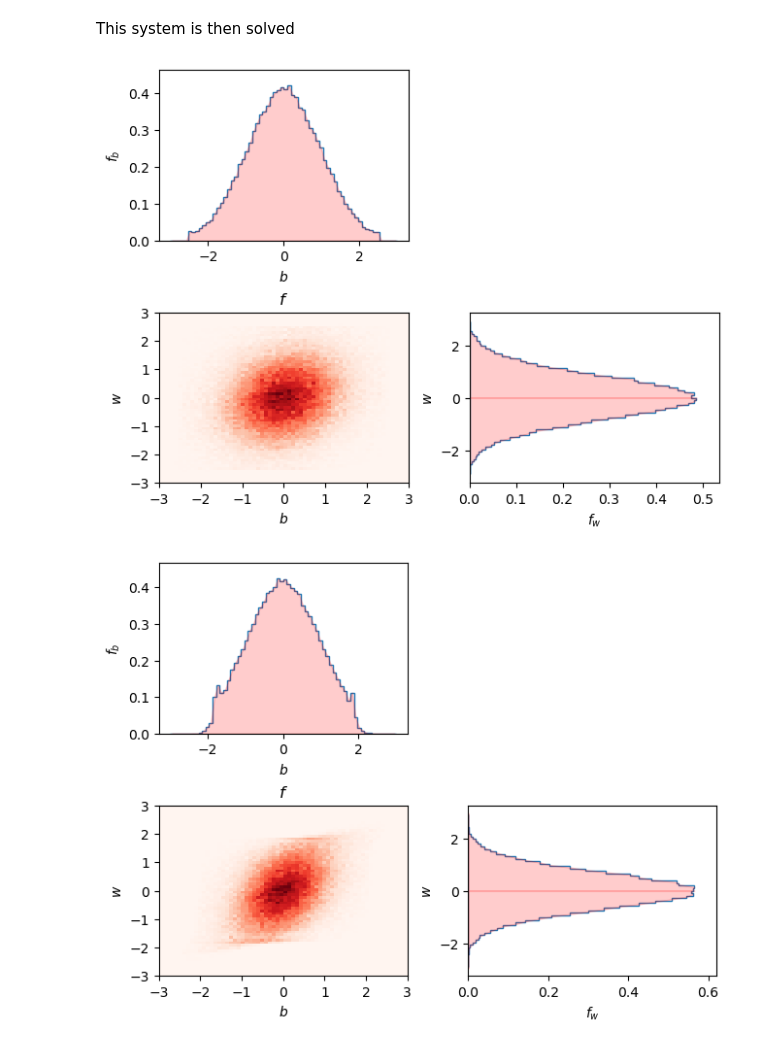
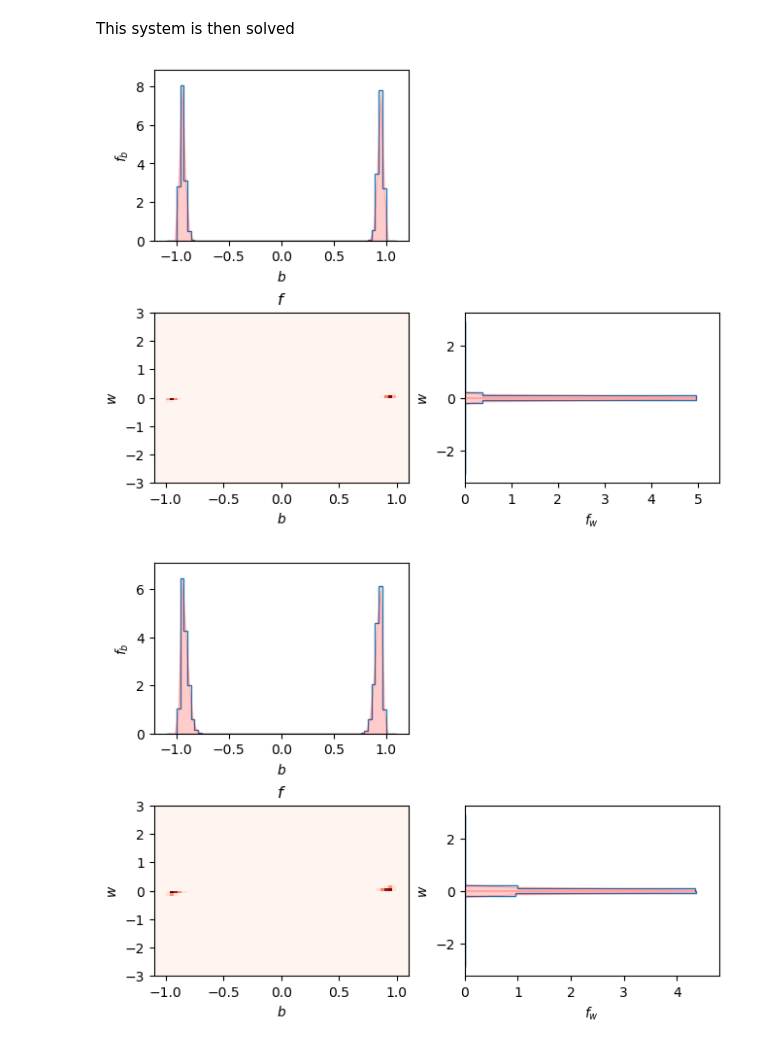
Before and after one commit to mannixp/D.strafity-mapping, a Jupyter notebook: Mapping/Part2_IEM_particle_fBW.ipynb, the cells around one changed output. Drawn from its saved outputs; the diff is of its cells as text; code cells hidden in the pictures.

Commit message:
Updated particle methpd with z

```diff
--- a/Mapping/Part2_IEM_particle_fBW.ipynb
+++ b/Mapping/Part2_IEM_particle_fBW.ipynb
@@ -93,8 +93,8 @@ N_b = 64
 N_w = 64
 
 # Domain
-b_min =-3
-b_max = 3
+b_min =-1.1
+b_max = 1.1
 w_min =-3
 w_max = 3
 b_grid = np.linspace(b_min, b_max, N_b)
@@ -102,7 +102,7 @@ w_grid = np.linspace(w_min, w_max, N_w)
 
 # Time-scales
 omega_B = 1
-omega_W = .1
+omega_W = 1
 
 sigma_B = .1             # Diffusion coefficient
 sigma_W = .1            # Diffusion coefficient
@@ -200,8 +200,9 @@ def solver(T, dt, num_particles = 10**3):
     b0 = norm.rvs(loc=0, scale=1, size=num_particles)
     w0 = norm.rvs(loc=0, scale=1, size=num_particles)
 
-    b[:,0] = b0
-    w[:,0] = w0
+    b[:num_particles//2,0] = -1
+    b[num_particles//2:,0] =  1
+    #w[:,0] = w0
 
     # Euler Maruyama
     for n in range(1, num_steps):
@@ -216,7 +217,7 @@ def solver(T, dt, num_particles = 10**3):
         EB_cW = np.interp(x=w[:, n-1], xp=y, fp=EX_cY)
 
         # Update particles
-        b[:, n] = b[:, n-1]                            - omega_B*(b[:, n-1] - EB_cW) * dt   + sigma_B * dW_t[:,n-1,0]
+        b[:, n] = b[:, n-1]                            - omega_B*(b[:, n-1] - EB_cW) * dt   #+ sigma_B * dW_t[:,n-1,0]
         w[:, n] = w[:, n-1] + (b[:, n-1] - EB_cW) * dt - omega_W*(w[:, n-1] - EW_cB) * dt   + sigma_W * dW_t[:,n-1,1]
 
         # Apply Reflecting/bcs
@@ -227,7 +228,7 @@ def solver(T, dt, num_particles = 10**3):
 # %% [markdown]
 This system is then solved
 # %%
-OUT = solver(T=2,dt=0.005, num_particles=10**5)
+OUT = solver(T=2,dt=0.005, num_particles=10**4)
 # %% [output]
-[figure, old version]
+[figure, new version]
-[figure, old version]
+[figure, new version]
```
Also changed, not shown: parts of 4 cells of this notebook, 7 other files.
